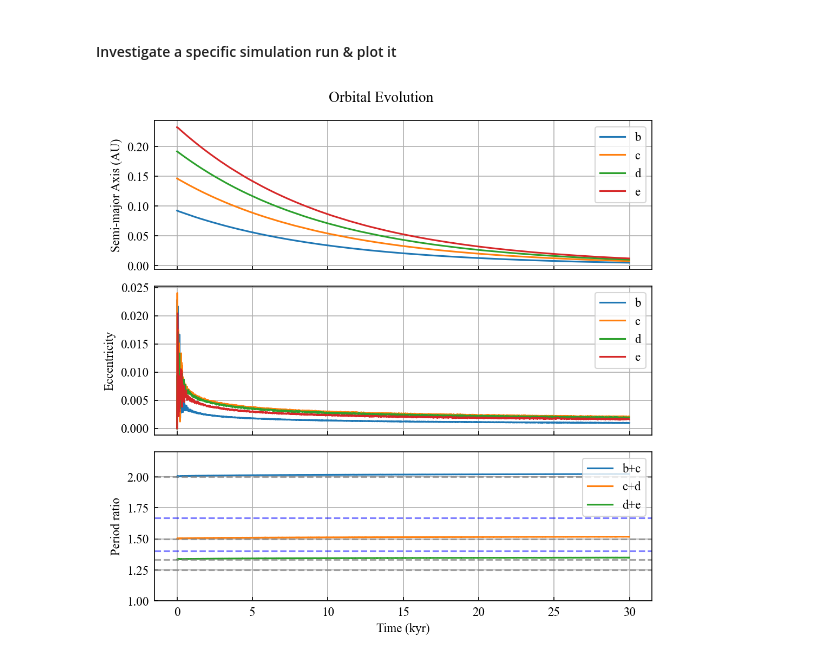
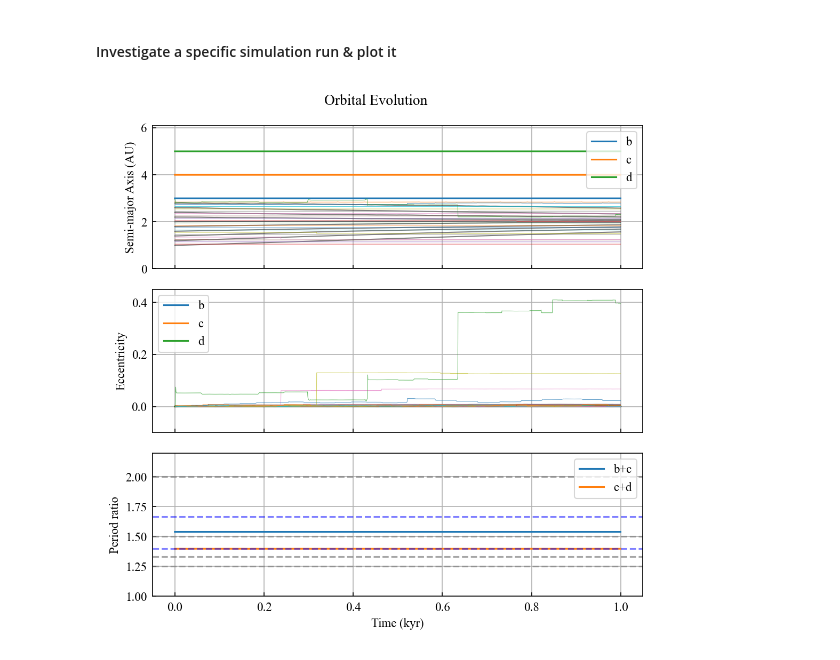
Before and after one commit to dchen10Git/uh-ifa-reu-2026, a Jupyter notebook: pilot.ipynb, the cells around one changed output. Drawn from its saved outputs; the diff is of its cells as text; code cells hidden in the pictures.

```diff
--- a/pilot.ipynb
+++ b/pilot.ipynb
@@ -88,24 +88,103 @@ outcome_df = outcome_df.sort_values(by='sim_id')
 # %%
 sim_id = 0
 base_dir = Path.cwd()
 file_path = base_dir.parent / f"sim_results/dataset{dataset_id}" / f"sim{sim_id}.h5"
 
 row = outcome_df.loc[outcome_df["sim_id"] == sim_id].iloc[0]
 
 saved_sim = reb_sims.load_simulation_run(file_path)
 sim_data = saved_sim[0]
 m_star = saved_sim[1]['m_star']
-planet_names = saved_sim[1]['planet_names']
+rock_names = saved_sim[1]['rock_names']
 
-planets = {p: sim_data[p] for p in planet_names}
+rocks = {p: sim_data[p] for p in rock_names}
+
+num_pl, num_em, num_ptsml = saved_sim[1]['num_pl'], saved_sim[1]['num_em'], saved_sim[1]['num_ptsml']
 
 # Example usage
 # print(saved_sim[1]['m_star'])
 # print(planets['b'][:5])
 # print(planets['b']['a'][:5])
 # print(planets['b'].attrs["planet_name"])
 
-%matplotlib inline
-reb_sims.plot_system(saved_sim)
+# === PLOTTING ===
+
+def plot_system(sim_data, num_pl, num_em, num_ptsml, t_units='kyr'):
+    '''
+    Takes dataframes for planets and plots a, e, and P ratios over time.
+    '''
+    times = sim_data[0]['b']['time']
+    planet_names = list(sim_data[0].keys())
+
+    fig, (ax1, ax2, ax3) = plt.subplots(3, 1, sharex=True)
+    fig.set_figwidth(7)
+    fig.set_figheight(7)
+
+    for i in range(num_pl):
+        # could also try plotting log
+        name = rock_names[i]
+
+        if t_units == 'kyr':
+            ax1.plot(times/1000, sim_data[0][name]["a"], label=name)
+            ax2.plot(times/1000, sim_data[0][name]["e"], label=name)
+            plt.xlabel("Time (kyr)")
+
+        if i != num_pl-1:
+            ax3.plot(times/1000, sim_data[0][name]["P_ratio"], label=f"{name}+{rock_names[i+1]}")
+
+    for i in range(num_em):
+        # could also try plotting log
+        name = rock_names[i+num_pl]
+
+        if t_units == 'kyr':
+            ax1.plot(times/1000, sim_data[0][name]["a"], c='k', alpha=0.5, lw=1)
+            ax2.plot(times/1000, sim_data[0][name]["e"], c='k', alpha=0.5, lw=1)
+
+    for i in range(num_ptsml):
+        # could also try plotting log
+        name = rock_names[i+num_pl+num_em]
+
+        if t_units == 'kyr':
+            ax1.plot(times/1000, sim_data[0][name]["a"], alpha=0.7, lw=0.5)
+            ax2.plot(times/1000, sim_data[0][name]["e"], alpha=0.7, lw=0.5)
+
+
+    ax1.set_ylabel("Semi-major Axis (AU)")
+    ax2.set_ylabel("Eccentricity")
+    ax3.set_ylabel("Period ratio")
+
+    ax1.set_ylim(0,6.5)
+    ax2.set_ylim(-0.05,0.15)
+    ax3.set_ylim(1,2.2)
+
+    # Plot ide location & width
+    try:
+        ax1.axhline(sim_data[1]["ide_position"], color='gray', ls='--', alpha=0.7)
+        ax1.axhline(sim_data[1]["ide_position"] - sim_data[1]["ide_width"], color='gray', ls='--', alpha=0.1)
+        ax1.axhline(sim_data[1]["ide_position"] + sim_data[1]["ide_width"], color='gray', ls='--', alpha=0.1)
+    except:
+        pass
+
+    ax1.legend(); ax2.legend(); ax3.legend()
+    ax1.grid(True); ax2.grid(True); ax3.grid(True)
+
+    # Add horizontal lines for resonances
+    resonances_1 = [2/1, 3/2, 4/3, 5/4]
+    resonances_2 = [3/1, 5/3, 7/5]
+    resonances_3 = [4/1, 5/2, 7/4, 8/5]
+    for r in resonances_1:
+        ax3.axhline(r, color='gray', ls='--', alpha=0.7)
+    for r in resonances_2:
+        ax3.axhline(r, color='blue', ls='--', alpha=0.5)
+    # for r in resonances_3:
+    #     ax3.axhline(r, color='red', ls='--', alpha=0.5)
+
+    fig.subplots_adjust(hspace=0)
+
+    plt.suptitle("Orbital Evolution")
+    plt.tight_layout(); plt.show()
+
+%matplotlib widget
+plot_system(saved_sim, num_pl, num_em, num_ptsml)
 # %% [output]
-[figure, old version]
+[figure, new version]
```
Also changed, not shown: parts of 5 cells of this notebook, 1 other file.
